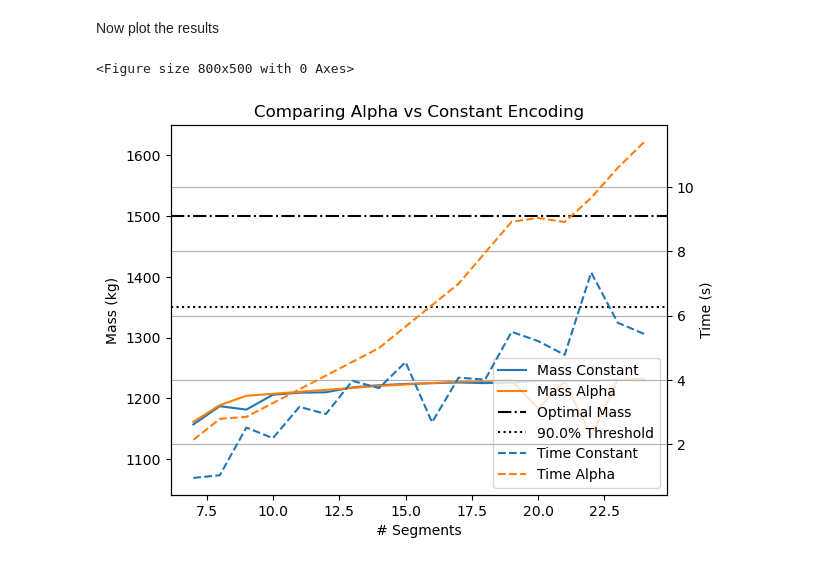
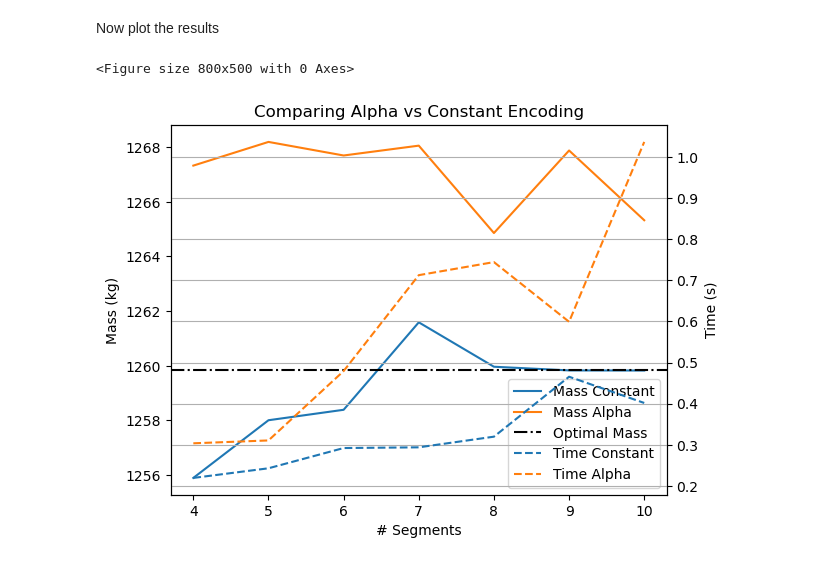
Before and after one commit to hjholt/kep3, a Jupyter notebook: doc/notebooks/udp_pl2pl_hf_alpha_timer.ipynb, the cells around one changed output. Drawn from its saved outputs; the diff is of its cells as text; code cells hidden in the pictures.

Commit message:
Alpha encoding for sims flanagan low-fidelity

```diff
--- a/doc/notebooks/udp_pl2pl_hf_alpha_timer.ipynb
+++ b/doc/notebooks/udp_pl2pl_hf_alpha_timer.ipynb
@@ -155,12 +157,12 @@ solve_alpha = True
 steps = 10
 
 # For Loop
-for nn in range(4,24+1):
+for nn in range(4,10+1):
 
         nseg = nn
         # print('\nNseg:',nseg)
 
-        udp_g = pk.trajopt.direct_pl2pl(
+        udp_lf = pk.trajopt.direct_pl2pl(
                 pls=p1,
                 plf=p2,
                 ms=ms,
@@ -178,7 +180,7 @@ for nn in range(4,24+1):
                 r_scaling=pk.AU,
                 v_scaling=pk.EARTH_VELOCITY,
                 with_gradient=False,
-                high_fidelity=True
+                high_fidelity=False
         )
 
         udp_alpha = pk.trajopt.direct_pl2pl_alpha(
@@ -198,14 +200,14 @@ for nn in range(4,24+1):
                 mass_scaling=ms,
                 r_scaling=pk.AU,
                 v_scaling=pk.EARTH_VELOCITY,
-                high_fidelity=True
+                high_fidelity=False
         )
 
         if solve_const:
 
                 # Without Alpha
-                prob_g = pg.problem(udp_g)
-                prob_g.c_tol = 1e-6
+                prob_lf = pg.problem(udp_lf)
+                prob_lf.c_tol = 1e-6
 
                 # With Alpha
                 prob_alpha = pg.problem(udp_alpha)
@@ -217,28 +219,28 @@ for nn in range(4,24+1):
                 start_time = time.time()
 
 
-                masses_g = []
-                xs_g = []
+                masses_lf = []
+                xs_lf = []
                 for i in range(steps):
                         try:
-                                pop_g = pg.population(prob_g, 1)
-                                pop_g = algo.evolve(pop_g)
-                                if(prob_g.feasibility_f(pop_g.champion_f)):
+                                pop_lf = pg.population(prob_lf, 1)
+                                pop_lf = algo.evolve(pop_lf)
+                                if(prob_lf.feasibility_f(pop_lf.champion_f)):
                                         # print(".", end="")
-                                        masses_g.append(pop_g.champion_x[1])
-                                        xs_g.append(pop_g.champion_x)
+                                        masses_lf.append(pop_lf.champion_x[1])
+                                        xs_lf.append(pop_lf.champion_x)
                                         # break
                                 # else:
                                 #         print("x", end ="")
                         except:
                                print('Failed')
 
-                if len(masses_g) > 0:
+                if len(masses_lf) > 0:
 
                         nseg_const_array.append(nseg)
                         comp_time = time.time() - start_time
 
-                        opt_const_array.append(np.max(masses_g))
+                        opt_const_array.append(np.max(masses_lf))
                         time_const_array.append(comp_time/steps)
 
                         if opt_const_array[-1] > opt_thresh* opt_mass: solve_const = False
@@ -322,32 +313,33 @@ Now plot the results
 # %%
 plt.figure(figsize=(8, 5))
 fig, ax1 = plt.subplots()
 
 # Plot opt arrays on the left y-axis
 ax1.plot(nseg_const_array, opt_const_array, '-', color='C0', label='Mass Constant')
 ax1.plot(nseg_alpha_array, opt_alpha_array, '-', color='C1', label='Mass Alpha')
 ax1.axhline(y=opt_mass, color='k', linestyle='-.', label='Optimal Mass')
-ax1.axhline(y=opt_thresh*opt_mass, color='k', linestyle=':', label=f'{opt_thresh*100}% Threshold')
+if opt_thresh<1:
+    ax1.axhline(y=opt_thresh*opt_mass, color='k', linestyle=':', label=f'{opt_thresh*100}% Threshold')
 ax1.set_xlabel('# Segments')
 ax1.set_ylabel('Mass (kg)', color='black')
 ax1.tick_params(axis='y', labelcolor='black')
-ax1.set_ylim([opt_const_array[0]*opt_thresh,opt_mass*(1+1-opt_thresh)])
+# ax1.set_ylim([opt_const_array[0]*opt_thresh,opt_mass*(1+1-opt_thresh)])
 
 # Create a second y-axis for time arrays
 ax2 = ax1.twinx()
 ax2.plot(nseg_const_array, time_const_array, '--', color='C0', label='Time Constant')
 ax2.plot(nseg_alpha_array, time_alpha_array, 'r--',color='C1', label='Time Alpha')
 ax2.set_ylabel('Time (s)', color='black')
 ax2.tick_params(axis='y', labelcolor='black')
 
 # Combine legends from both axes
 ax1_handles, ax1_labels = ax1.get_legend_handles_labels()
 ax2_handles, ax2_labels = ax2.get_legend_handles_labels()
-ax1.legend(ax1_handles + ax2_handles, ax1_labels + ax2_labels, loc='lower right')
+ax1.legend(ax1_handles + ax2_handles, ax1_labels + ax2_labels, loc='best')
 
 plt.title('Comparing Alpha vs Constant Encoding')
 plt.grid(True)
 plt.show()
 # %% [output]
 <Figure size 800x500 with 0 Axes>
-[figure, old version]
+[figure, new version]
```
Also changed, not shown: parts of 2 cells of this notebook, 10 other files.
